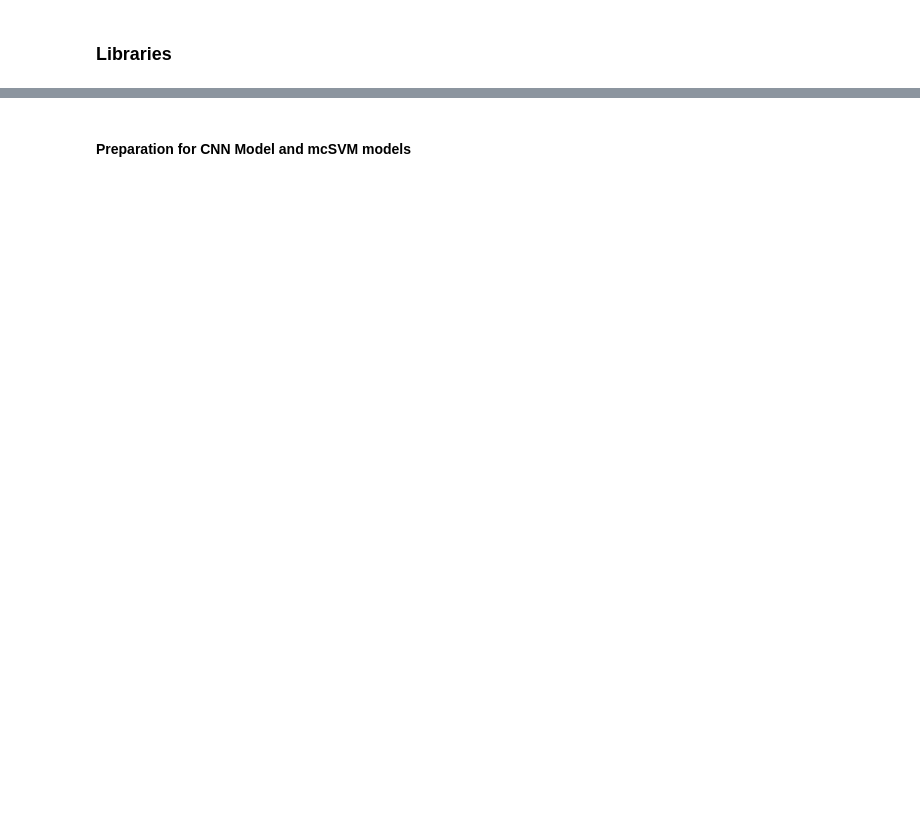
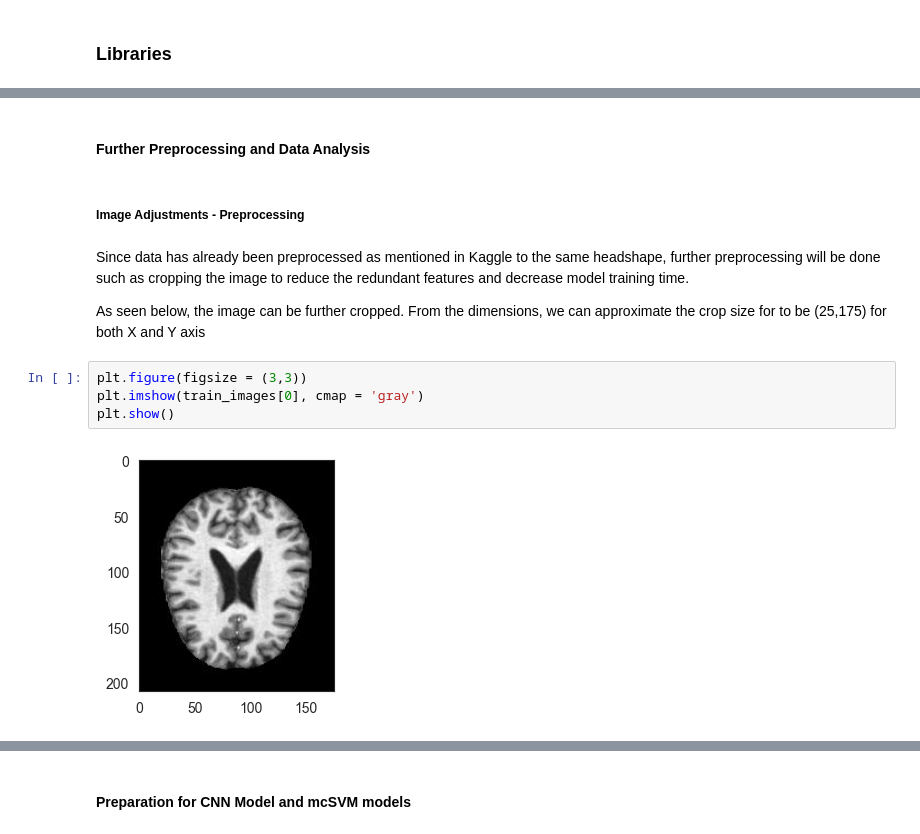
Before and after one commit to Shiraishie/Alzheimer-Detection, a Jupyter notebook: Alzheimer.ipynb, the cells around one changed output, grey strips where cells are left out. Cells and saved outputs as stored; diff of their text form; blank space fills up the shorter version.

```diff
--- a/Alzheimer.ipynb
+++ b/Alzheimer.ipynb
@@ -298,0 +104,14 @@ KeyboardInterrupt:
+# %% [markdown]
+#### Further Preprocessing and Data Analysis
+# %% [markdown]
+##### Image Adjustments - Preprocessing
+# %% [markdown]
+Since data has already been preprocessed as mentioned in Kaggle to the same headshape, further preprocessing will be done such as cropping the image to reduce the redundant features and decrease model training time.
+
+As seen below, the image can be further cropped. From the dimensions, we can approximate the crop size for to be (25,175) for both X and Y axis
+# %%
+plt.figure(figsize = (3,3))
+plt.imshow(train_images[0], cmap = 'gray')
+plt.show()
+# %% [output]
+[figure, added]
```
Also changed, not shown: parts of 182 cells of this notebook.
